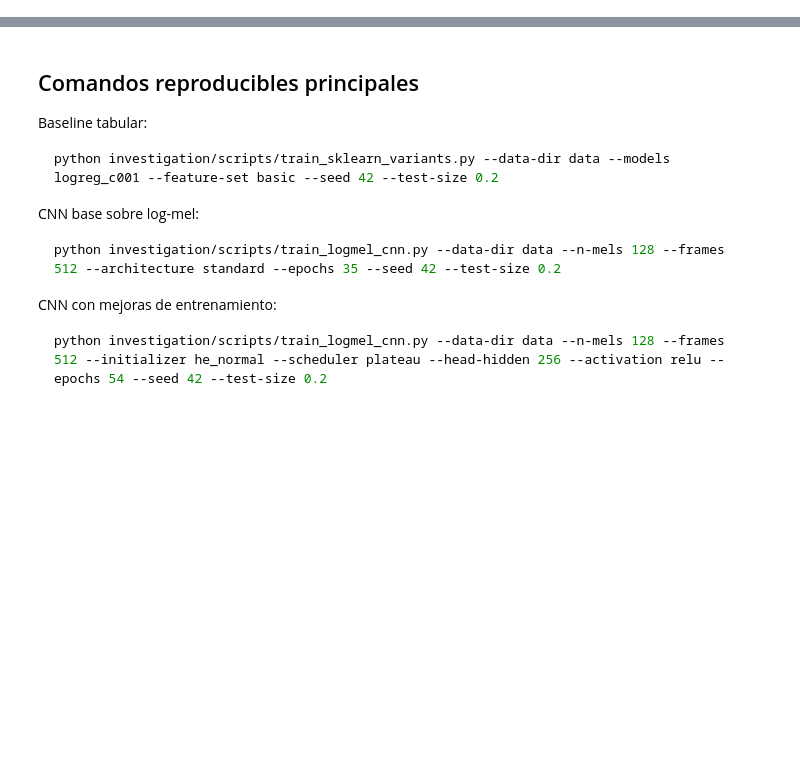
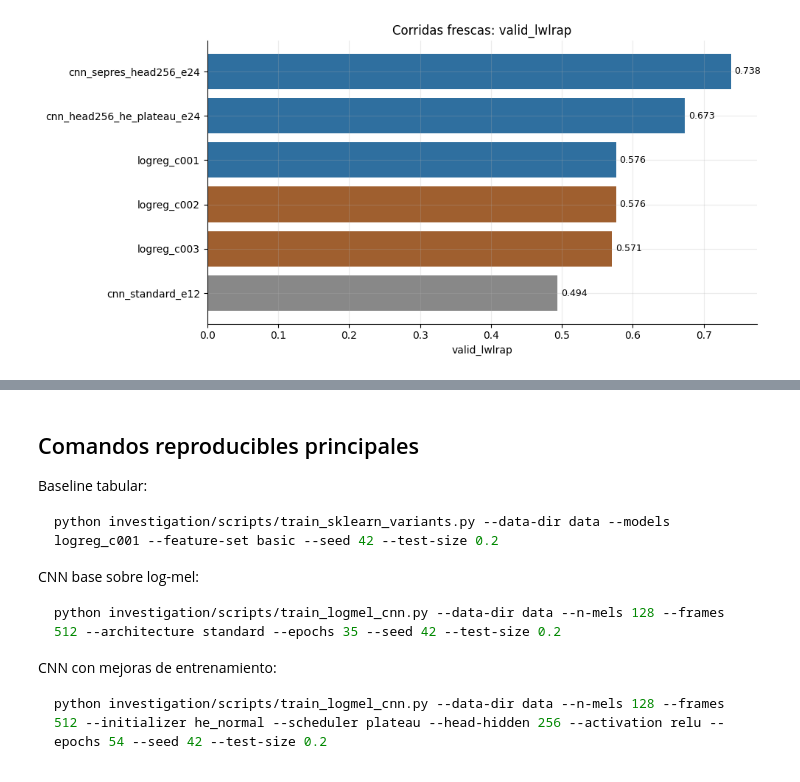
Before and after one commit to srodriguez-lefebre/2_TallerAA, a Jupyter notebook: 03_entrenamiento/01_baselines_y_modelos.ipynb, the cells around one changed output, grey strips where cells are left out. Saved outputs shown, nothing was run; the diff lists cells and outputs as text; code cells hidden in the pictures; blank space fills up the shorter version.

```diff
--- a/03_entrenamiento/01_baselines_y_modelos.ipynb
+++ b/03_entrenamiento/01_baselines_y_modelos.ipynb
@@ -39,0 +104,18 @@ Estos son los hitos que hay que contar en la entrega. No todos son una corrida f
+# %%
+fresh = training_results[training_results['source'].eq('fresh_run')].copy()
+fresh = fresh.sort_values('valid_lwlrap_num', ascending=False)
+display(fresh[['run', 'model_family', 'config', 'valid_lwlrap', 'decision', 'notes']])
+fresh.to_csv(RESULTS_DIR / 'fresh_runs_summary.csv', index=False)
+
+fig, ax = plt.subplots(figsize=(10, 4.8))
+colors = fresh['decision'].map({'keep': '#2f6f9f', 'discard': '#9f5f2f', 'reference': '#888888'}).fillna('#777777')
+ax.barh(fresh['run'], fresh['valid_lwlrap_num'], color=colors)
+ax.set_title('Corridas frescas: valid_lwlrap')
+ax.set_xlabel('valid_lwlrap')
+ax.invert_yaxis()
+for y, value in enumerate(fresh['valid_lwlrap_num']):
+    ax.text(value + 0.005, y, f'{value:.3f}', va='center', fontsize=9)
+fig.tight_layout()
+fig.savefig(FIG_DIR / '02_fresh_runs_valid_lwlrap.png', dpi=140, bbox_inches='tight')
+plt.show()
+# %% [output]
@@ -39,0 +129 @@ Estos son los hitos que hay que contar en la entrega. No todos son una corrida f
+[figure, added]
```
Also changed, not shown: parts of 27 cells of this notebook, 16 other files.
